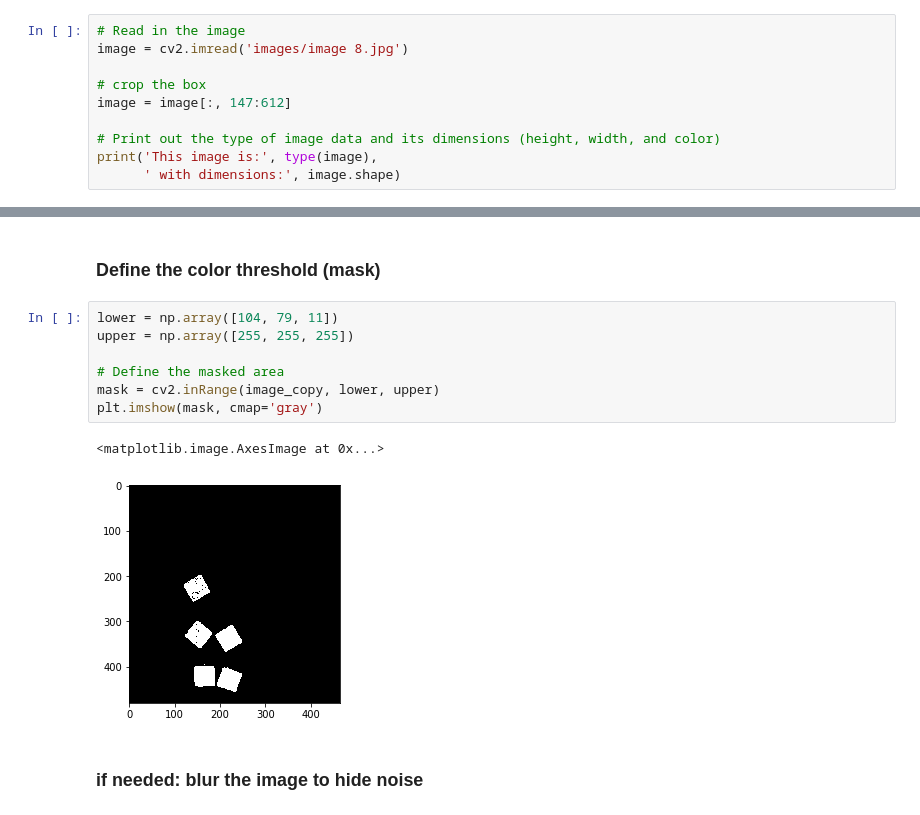
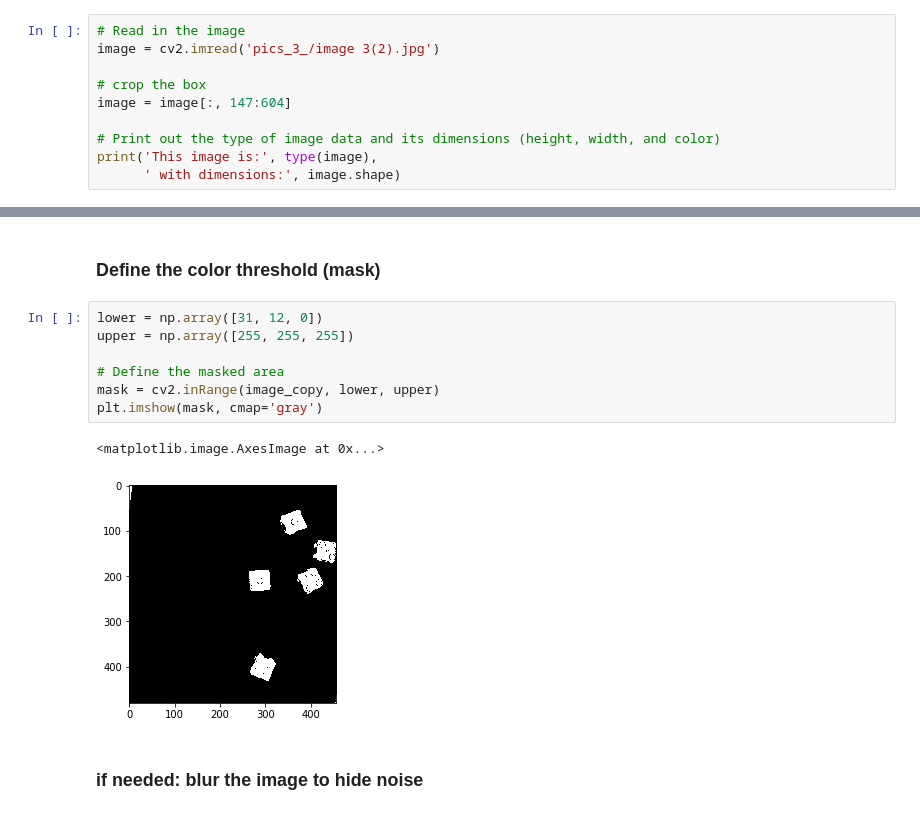
Before and after one commit to bomkarram/small-projects, a Jupyter notebook: opencv-recognize-dice/Recognize Dice.ipynb, the cells around one changed output, grey strips where cells are left out. Saved outputs shown, nothing was run; the diff lists cells and outputs as text.

```diff
--- a/opencv-recognize-dice/Recognize Dice.ipynb
+++ b/opencv-recognize-dice/Recognize Dice.ipynb
@@ -12,10 +12,10 @@ import cv2
 ### Read in and display the image
 # %%
 # Read in the image
-image = cv2.imread('images/image 8.jpg')
+image = cv2.imread('pics_3_/image 3(2).jpg')
 
 # crop the box
-image = image[:, 147:612]
+image = image[:, 147:604]
 
 # Print out the type of image data and its dimensions (height, width, and color)
 print('This image is:', type(image),
@@ -39,15 +39,15 @@ plt.imshow(image_copy)
 # %% [markdown]
 ### Define the color threshold (mask)
 # %%
-lower = np.array([104, 79, 11])
+lower = np.array([31, 12, 0])
 upper = np.array([255, 255, 255])
 
 # Define the masked area
 mask = cv2.inRange(image_copy, lower, upper)
 plt.imshow(mask, cmap='gray')
 # %% [output]
 <matplotlib.image.AxesImage at 0x...>
-[figure, old version]
+[figure, new version]
 # %% [markdown]
 ### if needed: blur the image to hide noise
 # %%
```
Also changed, not shown: parts of 9 cells of this notebook, 28 other files.
